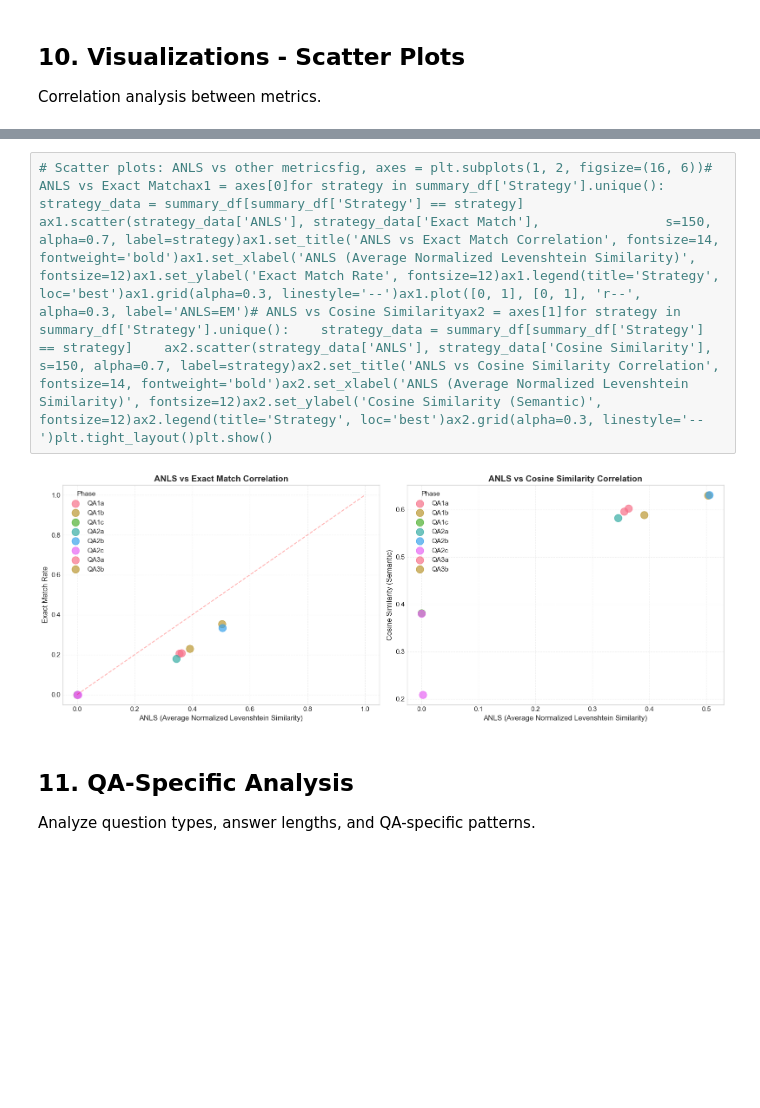
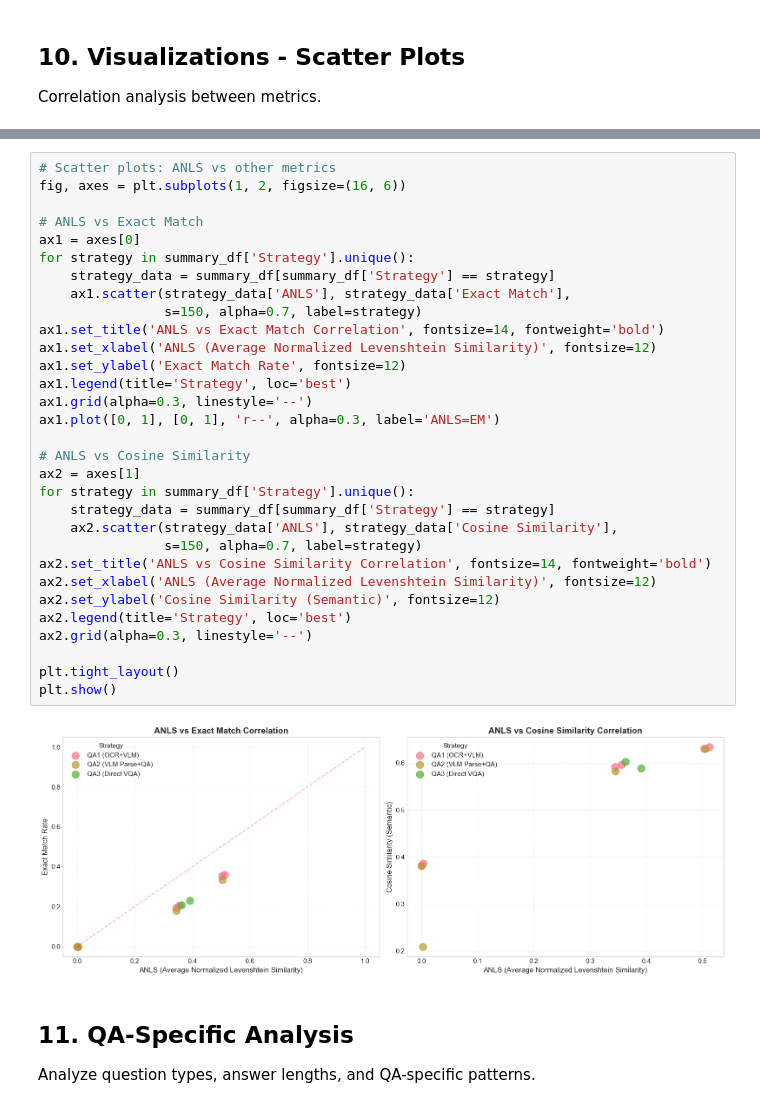
Before and after one commit to kenza-ily/disco, a Jupyter notebook: ocr_vs_vlm/results/4_notebooks/by_dataset/qa_dude.ipynb, the cells around one changed output, grey strips where cells are left out. Saved outputs shown, nothing was run; the diff lists cells and outputs as text; blank space fills up the shorter version.

```diff
--- a/ocr_vs_vlm/results/4_notebooks/by_dataset/qa_dude.ipynb
+++ b/ocr_vs_vlm/results/4_notebooks/by_dataset/qa_dude.ipynb
@@ -1137,8 +1373,37 @@ Correlation analysis between metrics.
 🎯 Note: All correlations are shown against the PRIMARY metric (GT in Pred)
 # %%
-# Scatter plots: ANLS vs other metricsfig, axes = plt.subplots(1, 2, figsize=(16, 6))# ANLS vs Exact Matchax1 = axes[0]for strategy in summary_df['Strategy'].unique():    strategy_data = summary_df[summary_df['Strategy'] == strategy]    ax1.scatter(strategy_data['ANLS'], strategy_data['Exact Match'],                s=150, alpha=0.7, label=strategy)ax1.set_title('ANLS vs Exact Match Correlation', fontsize=14, fontweight='bold')ax1.set_xlabel('ANLS (Average Normalized Levenshtein Similarity)', fontsize=12)ax1.set_ylabel('Exact Match Rate', fontsize=12)ax1.legend(title='Strategy', loc='best')ax1.grid(alpha=0.3, linestyle='--')ax1.plot([0, 1], [0, 1], 'r--', alpha=0.3, label='ANLS=EM')# ANLS vs Cosine Similarityax2 = axes[1]for strategy in summary_df['Strategy'].unique():    strategy_data = summary_df[summary_df['Strategy'] == strategy]    ax2.scatter(strategy_data['ANLS'], strategy_data['Cosine Similarity'],                s=150, alpha=0.7, label=strategy)ax2.set_title('ANLS vs Cosine Similarity Correlation', fontsize=14, fontweight='bold')ax2.set_xlabel('ANLS (Average Normalized Levenshtein Similarity)', fontsize=12)ax2.set_ylabel('Cosine Similarity (Semantic)', fontsize=12)ax2.legend(title='Strategy', loc='best')ax2.grid(alpha=0.3, linestyle='--')plt.tight_layout()plt.show()
+# Scatter plots: ANLS vs other metrics
+fig, axes = plt.subplots(1, 2, figsize=(16, 6))
+
+# ANLS vs Exact Match
+ax1 = axes[0]
+for strategy in summary_df['Strategy'].unique():
+    strategy_data = summary_df[summary_df['Strategy'] == strategy]
+    ax1.scatter(strategy_data['ANLS'], strategy_data['Exact Match'],
+                s=150, alpha=0.7, label=strategy)
+ax1.set_title('ANLS vs Exact Match Correlation', fontsize=14, fontweight='bold')
+ax1.set_xlabel('ANLS (Average Normalized Levenshtein Similarity)', fontsize=12)
+ax1.set_ylabel('Exact Match Rate', fontsize=12)
+ax1.legend(title='Strategy', loc='best')
+ax1.grid(alpha=0.3, linestyle='--')
+ax1.plot([0, 1], [0, 1], 'r--', alpha=0.3, label='ANLS=EM')
+
+# ANLS vs Cosine Similarity
+ax2 = axes[1]
+for strategy in summary_df['Strategy'].unique():
+    strategy_data = summary_df[summary_df['Strategy'] == strategy]
+    ax2.scatter(strategy_data['ANLS'], strategy_data['Cosine Similarity'],
+                s=150, alpha=0.7, label=strategy)
+ax2.set_title('ANLS vs Cosine Similarity Correlation', fontsize=14, fontweight='bold')
+ax2.set_xlabel('ANLS (Average Normalized Levenshtein Similarity)', fontsize=12)
+ax2.set_ylabel('Cosine Similarity (Semantic)', fontsize=12)
+ax2.legend(title='Strategy', loc='best')
+ax2.grid(alpha=0.3, linestyle='--')
+
+plt.tight_layout()
+plt.show()
 # %% [output]
-[figure, old version]
+[figure, new version]
 # %% [markdown]
 ## 11. QA-Specific Analysis
 
```
Also changed, not shown: parts of 17 cells of this notebook, 12 other files.
